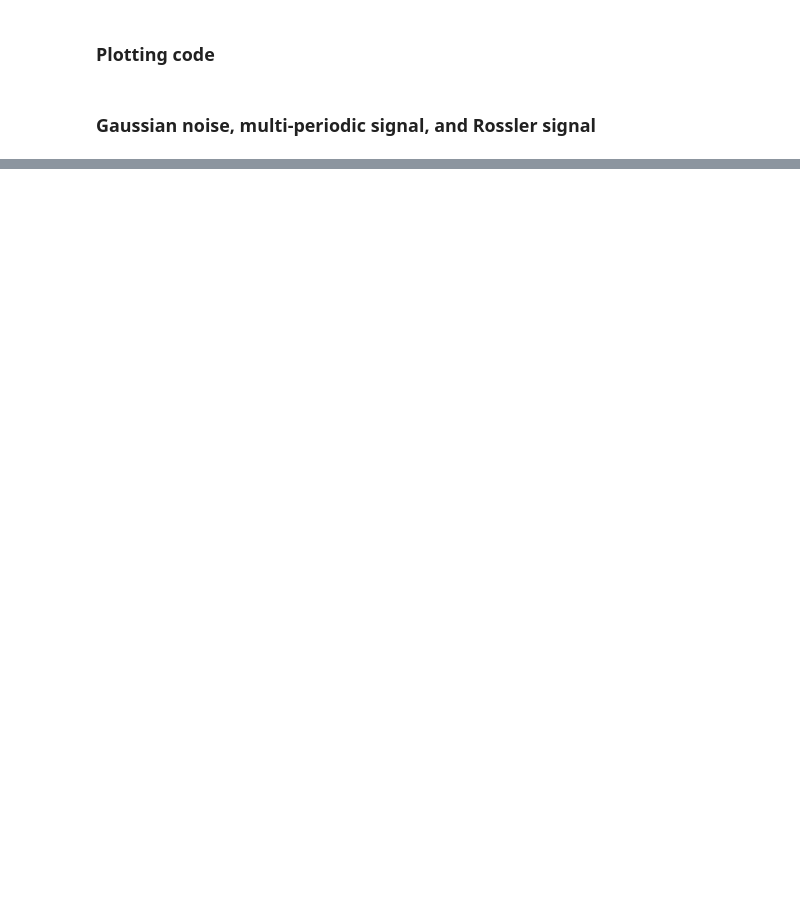
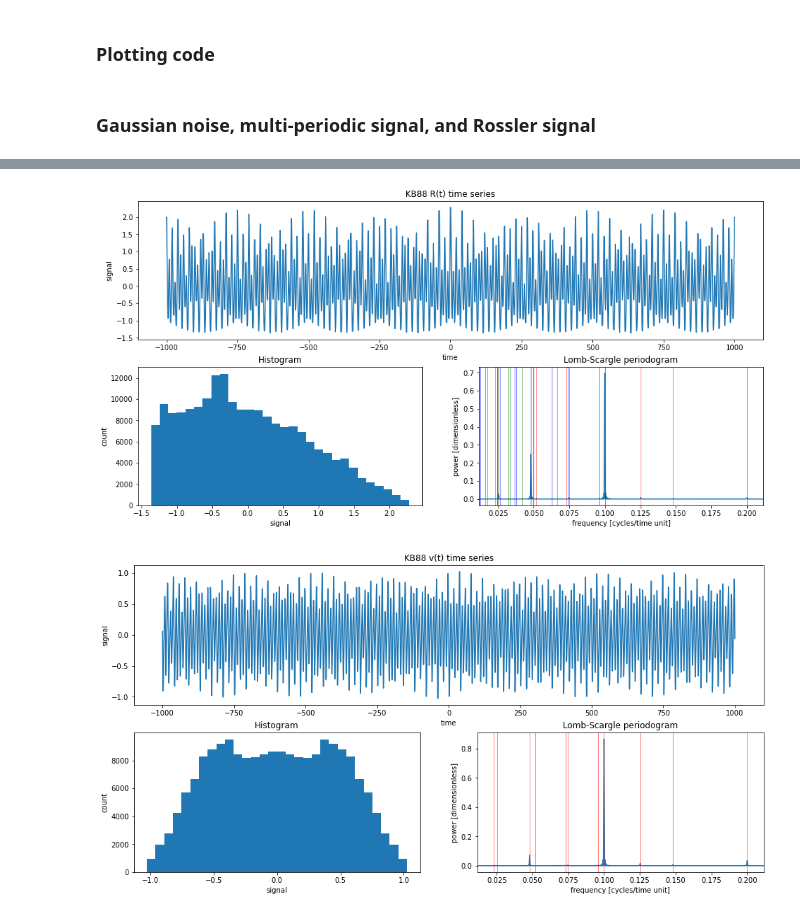
Before and after one commit to esandford/starspot_chaos, a Jupyter notebook: syntheticSignals.ipynb, the cells around one changed output, grey strips where cells are left out. Cells and saved outputs as stored; diff of their text form; code cells hidden in the pictures; blank space fills up the shorter version.

```diff
--- a/syntheticSignals.ipynb
+++ b/syntheticSignals.ipynb
@@ -80 +81,19 @@ plotTimeSeries(t, multiPeriodic_v, LS_xlim = (0.,0.25),title="KB88 v(t)")
+# %%
+dt = 0.01
+tmin = -1000.
+tmax = 1000.
+baseline = tmax - tmin
+t = np.arange(tmin,tmax,dt)
+
+multiPeriodic_r, multiPeriodic_v = KB88(t)
+
+trueFreqs = np.array((0.1, 0.048, 0.0252, 0.1+0.048, 0.1-0.048, 0.048+0.0252, 0.048-0.0252, 0.1+0.0252, 0.1-0.0252, 2*0.1, 2*0.048,))
+
+plotTimeSeries(t, multiPeriodic_r, min_freq=0.5*np.min(trueFreqs),max_freq=np.max(trueFreqs)+0.5*np.min(trueFreqs), nq=10, spp=100,
+               LS_xlim = (0.5*np.min(trueFreqs),np.max(trueFreqs)+0.5*np.min(trueFreqs)), true_freq=trueFreqs, plot_harmonics=True, title="KB88 R(t)")
+plotTimeSeries(t, multiPeriodic_v, min_freq=0.5*np.min(trueFreqs),max_freq=np.max(trueFreqs)+0.5*np.min(trueFreqs), nq=10, spp=100,
+               LS_xlim = (0.5*np.min(trueFreqs),np.max(trueFreqs)+0.5*np.min(trueFreqs)), true_freq=trueFreqs, title="KB88 v(t)")
+# %% [output]
+[figure, added]
+[figure, added]
 # %%
```
Also changed, not shown: parts of 6 cells of this notebook.
